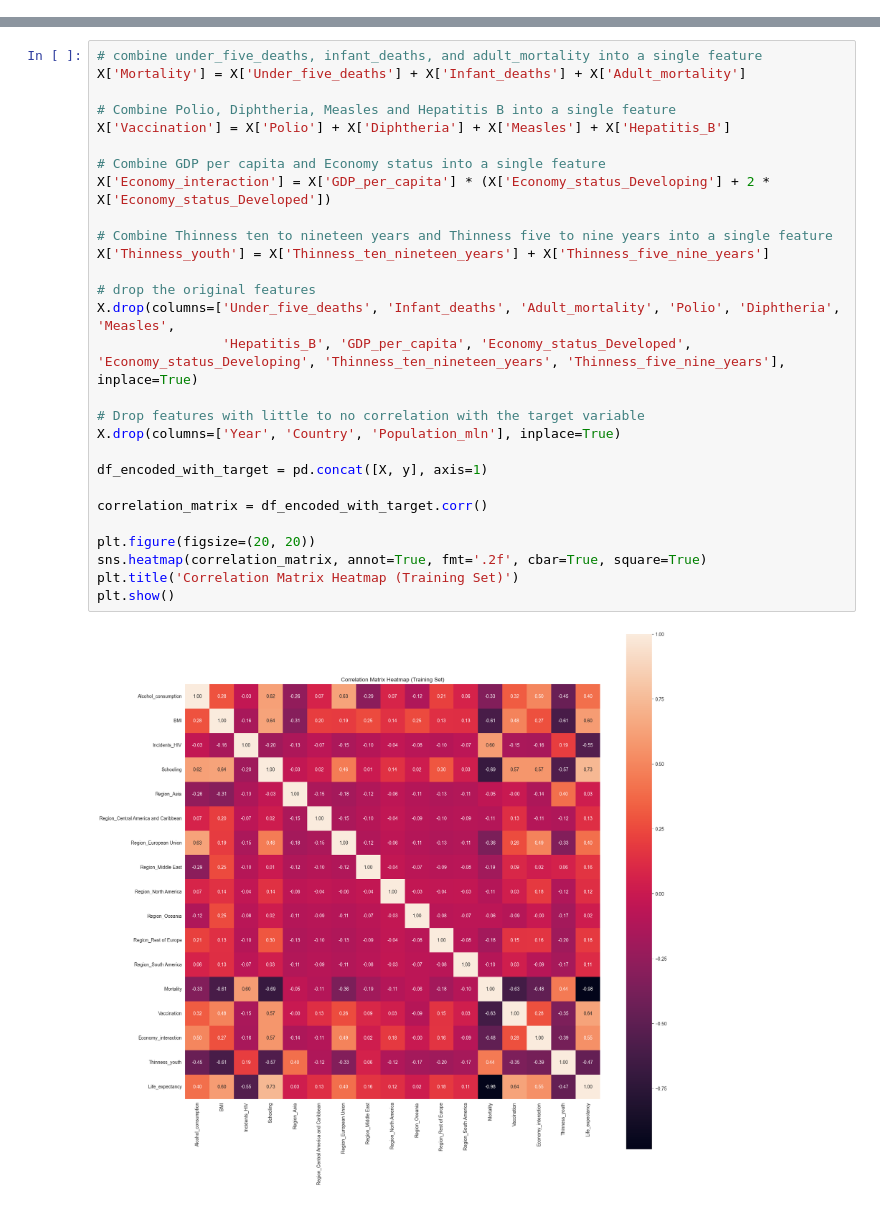
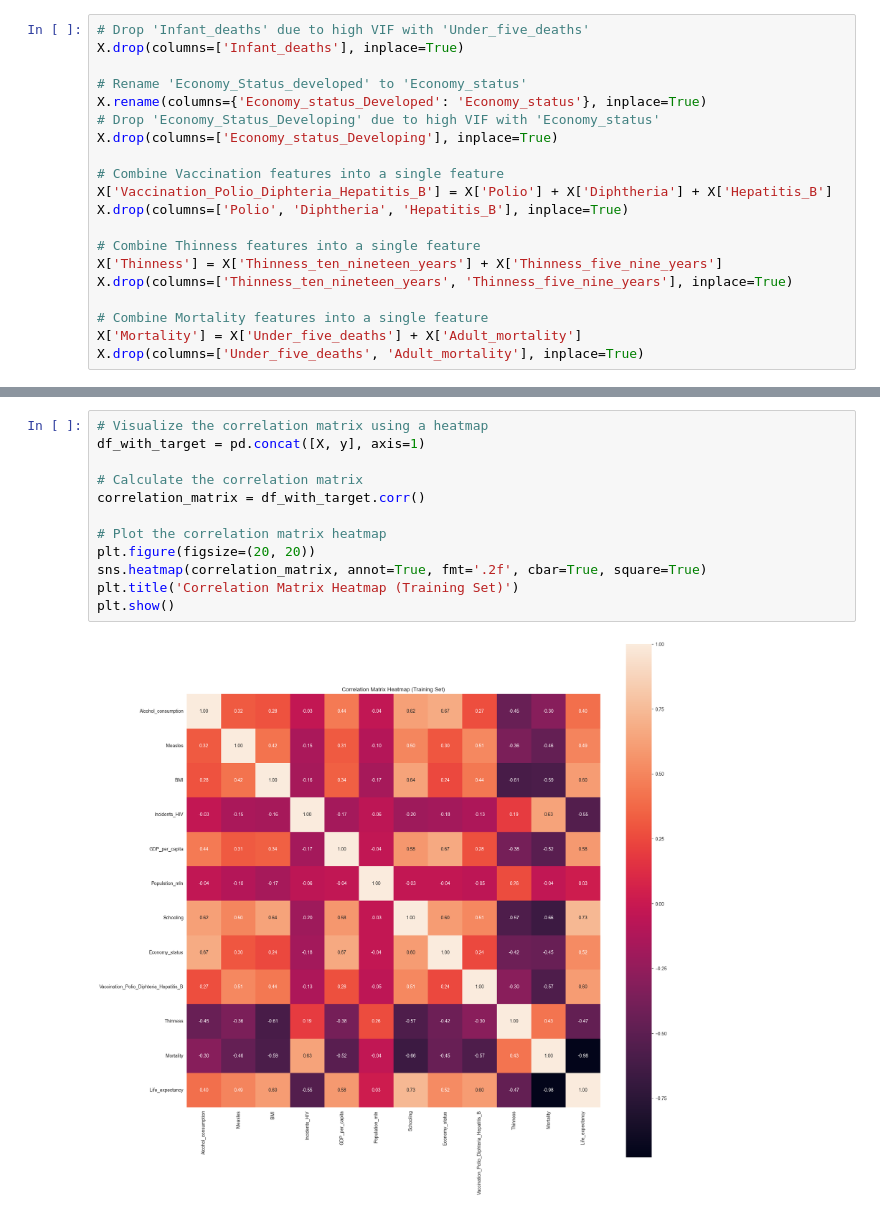
Before and after one commit to malinhauglandh/life-expectancy-prediction, a Jupyter notebook: feature engineering/feature_engineering.ipynb, the cells around one changed output, grey strips where cells are left out. Drawn from its saved outputs; the diff is of its cells as text.

```diff
--- a/feature engineering/feature_engineering.ipynb
+++ b/feature engineering/feature_engineering.ipynb
@@ -19,0 +74,20 @@ y = df_encoded['Life_expectancy']
+# %%
+# Drop 'Infant_deaths' due to high VIF with 'Under_five_deaths'
+X.drop(columns=['Infant_deaths'], inplace=True)
+
+# Rename 'Economy_Status_developed' to 'Economy_status'
+X.rename(columns={'Economy_status_Developed': 'Economy_status'}, inplace=True)
+# Drop 'Economy_Status_Developing' due to high VIF with 'Economy_status'
+X.drop(columns=['Economy_status_Developing'], inplace=True)
+
+# Combine Vaccination features into a single feature
+X['Vaccination_Polio_Diphteria_Hepatitis_B'] = X['Polio'] + X['Diphtheria'] + X['Hepatitis_B']
+X.drop(columns=['Polio', 'Diphtheria', 'Hepatitis_B'], inplace=True)
+
+# Combine Thinness features into a single feature
+X['Thinness'] = X['Thinness_ten_nineteen_years'] + X['Thinness_five_nine_years']
+X.drop(columns=['Thinness_ten_nineteen_years', 'Thinness_five_nine_years'], inplace=True)
+
+# Combine Mortality features into a single feature
+X['Mortality'] = X['Under_five_deaths'] + X['Adult_mortality']
+X.drop(columns=['Under_five_deaths', 'Adult_mortality'], inplace=True)
@@ -20,31 +115,15 @@ y = df_encoded['Life_expectancy']
 # %%
-# combine under_five_deaths, infant_deaths, and adult_mortality into a single feature
-X['Mortality'] = X['Under_five_deaths'] + X['Infant_deaths'] + X['Adult_mortality']
+# Visualize the correlation matrix using a heatmap
+df_with_target = pd.concat([X, y], axis=1)
 
-# Combine Polio, Diphtheria, Measles and Hepatitis B into a single feature
-X['Vaccination'] = X['Polio'] + X['Diphtheria'] + X['Measles'] + X['Hepatitis_B']
+# Calculate the correlation matrix
+correlation_matrix = df_with_target.corr()
 
-# Combine GDP per capita and Economy status into a single feature
-X['Economy_interaction'] = X['GDP_per_capita'] * (X['Economy_status_Developing'] + 2 * X['Economy_status_Developed'])
-
-# Combine Thinness ten to nineteen years and Thinness five to nine years into a single feature
-X['Thinness_youth'] = X['Thinness_ten_nineteen_years'] + X['Thinness_five_nine_years']
-
-# drop the original features
-X.drop(columns=['Under_five_deaths', 'Infant_deaths', 'Adult_mortality', 'Polio', 'Diphtheria', 'Measles',
-                'Hepatitis_B', 'GDP_per_capita', 'Economy_status_Developed', 'Economy_status_Developing', 'Thinness_ten_nineteen_years', 'Thinness_five_nine_years'], inplace=True)
-
-# Drop features with little to no correlation with the target variable
-X.drop(columns=['Year', 'Country', 'Population_mln'], inplace=True)
-
-df_encoded_with_target = pd.concat([X, y], axis=1)
-
-correlation_matrix = df_encoded_with_target.corr()
-
+# Plot the correlation matrix heatmap
 plt.figure(figsize=(20, 20))
 sns.heatmap(correlation_matrix, annot=True, fmt='.2f', cbar=True, square=True)
 plt.title('Correlation Matrix Heatmap (Training Set)')
 plt.show()
 # %% [output]
-[figure, old version]
+[figure, new version]
 # %%
```
Also changed, not shown: parts of 7 cells of this notebook.
